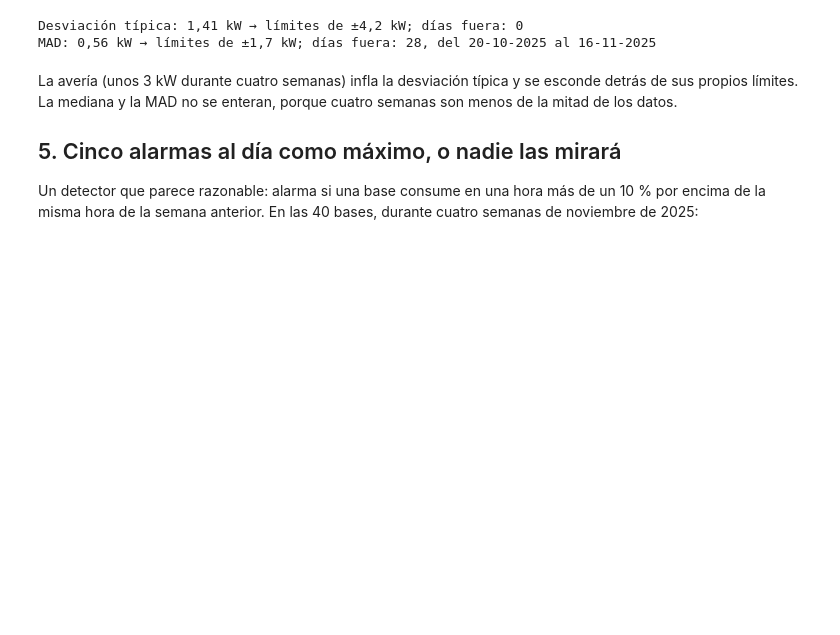
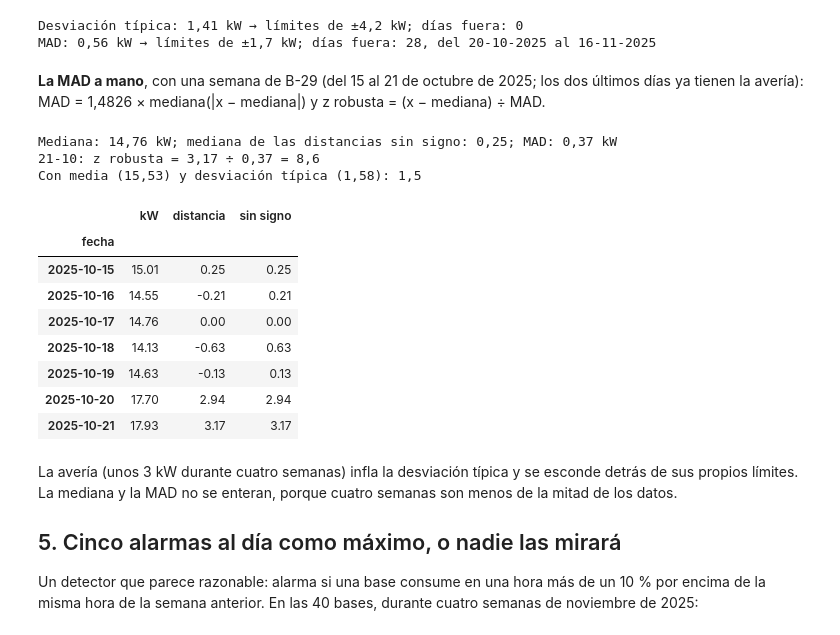
Before and after one commit to castrorbea/curso-analitica-cuadernos, a Jupyter notebook: cuadernos/avanzado/av06_anomalias.ipynb, the cells around one changed output. Drawn from its saved outputs; the diff is of its cells as text; code cells hidden in the pictures; blank space fills up the shorter version.

```diff
--- a/cuadernos/avanzado/av06_anomalias.ipynb
+++ b/cuadernos/avanzado/av06_anomalias.ipynb
@@ -174,6 +174,35 @@ print(f"MAD: {n(mad29, 2)} kW → límites de ±{n(veces * mad29, 1)} kW; días
 # %% [output]
 Desviación típica: 1,41 kW → límites de ±4,2 kW; días fuera: 0
 MAD: 0,56 kW → límites de ±1,7 kW; días fuera: 28, del 20-10-2025 al 16-11-2025
+# %% [markdown]
+**La MAD a mano**, con una semana de B-29 (del 15 al 21 de octubre de 2025; los dos últimos días ya tienen
+la avería): MAD = 1,4826 × mediana(|x − mediana|) y z robusta = (x − mediana) ÷ MAD.
+# %%
+semana = diario[(diario["base_id"] == "B-29") & diario["fecha"].between("2025-10-15", "2025-10-21")]
+semana = semana.set_index("fecha")["minimo_nocturno_kw"]
+mediana_s = semana.median()
+distancia = semana - mediana_s
+mad_s = 1.4826 * distancia.abs().median()
+ultimo = semana.iloc[-1]
+print(f"Mediana: {n(mediana_s, 2)} kW; mediana de las distancias sin signo: {n(distancia.abs().median(), 2)}; "
+      f"MAD: {n(mad_s, 2)} kW")
+print(f"21-10: z robusta = {n(ultimo - mediana_s, 2)} ÷ {n(mad_s, 2)} = {n((ultimo - mediana_s) / mad_s, 1)}")
+print(f"Con media ({n(semana.mean(), 2)}) y desviación típica ({n(semana.std(), 2)}): "
+      f"{n((ultimo - semana.mean()) / semana.std(), 1)}")
+pd.DataFrame({"kW": semana, "distancia": distancia, "sin signo": distancia.abs()}).round(2)
+# %% [output]
+Mediana: 14,76 kW; mediana de las distancias sin signo: 0,25; MAD: 0,37 kW
+21-10: z robusta = 3,17 ÷ 0,37 = 8,6
+Con media (15,53) y desviación típica (1,58): 1,5
+|  | kW | distancia | sin signo |
+| fecha |  |  |  |
+| 2025-10-15 | 15.01 | 0.25 | 0.25 |
+| 2025-10-16 | 14.55 | -0.21 | 0.21 |
+| 2025-10-17 | 14.76 | 0.00 | 0.00 |
+| 2025-10-18 | 14.13 | -0.63 | 0.63 |
+| 2025-10-19 | 14.63 | -0.13 | 0.13 |
+| 2025-10-20 | 17.70 | 2.94 | 2.94 |
+| 2025-10-21 | 17.93 | 3.17 | 3.17 |
 # %% [markdown]
 La avería (unos 3 kW durante cuatro semanas) infla la desviación típica y se esconde detrás de sus propios
 límites. La mediana y la MAD no se enteran, porque cuatro semanas son menos de la mitad de los datos.
```
Also changed, not shown: parts of 1 cell of this notebook, 11 other files.
